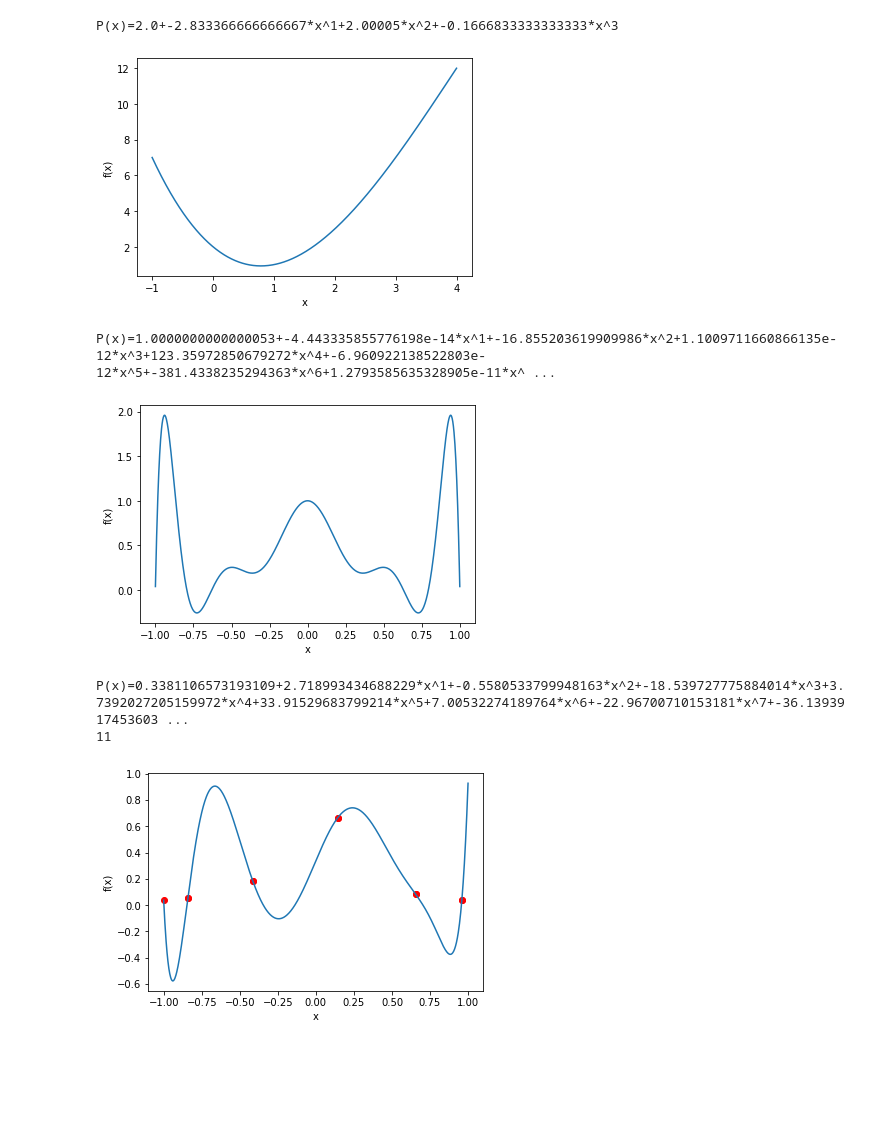
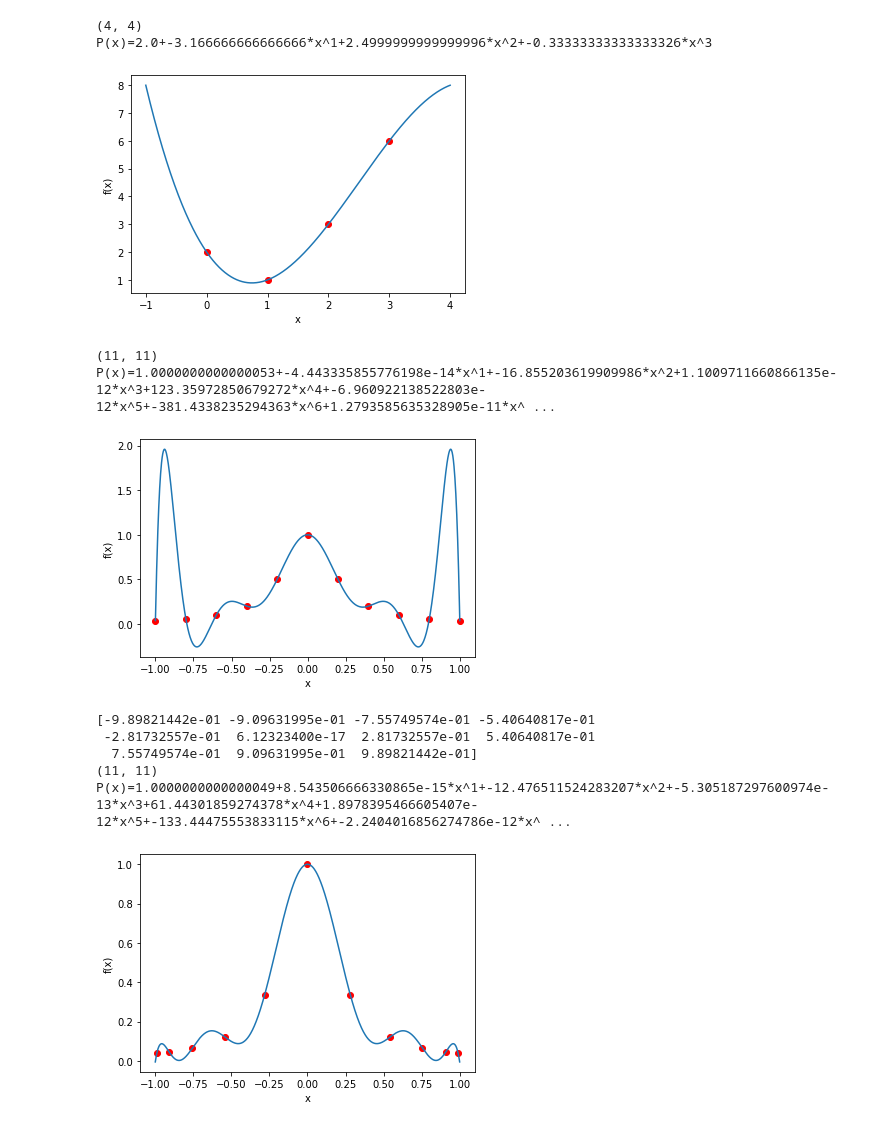
Before and after one commit to zdzichumis/Numeryczna-Algebra-Liniowa, a Jupyter notebook: Interpolacja.ipynb, the cells around one changed output. Saved outputs shown, nothing was run; the diff lists cells and outputs as text; code cells hidden in the pictures; blank space fills up the shorter version.

```diff
--- a/Interpolacja.ipynb
+++ b/Interpolacja.ipynb
@@ -15,7 +14,6 @@ class polynomial:
         for i in range(1, self.degree+1):
             text = text + f"+{self.coef[i]}*x^{i}"
         print(text)
-        return text
 
     def eval(self, x):
         return sum(self.coef[i]*x**i for i in range(self.degree+1))
@@ -37,34 +36,40 @@ def interpolation(x, y):
     return polynomial(coef)
 # %%
 x = np.array([0, 1, 2, 3])
-y = np.array([2, 1, 3, 6.9999])
+y = np.array([2, 1, 3, 6])
 result = interpolation(x, y)
 result.show()
-result.plot([-1, 4])
+points = x, y
+result.plot([-1, 4], points = points)
 # %% [output]
-P(x)=2.0+-2.833366666666667*x^1+2.00005*x^2+-0.1666833333333333*x^3
+(4, 4)
+P(x)=2.0+-3.166666666666666*x^1+2.4999999999999996*x^2+-0.33333333333333326*x^3
-[figure, old version]
+[figure, new version]
 # %%
 x = np.linspace(-1, 1, 11)
 y = 1/(1+25*x**2)
 result = interpolation(x, y)
 result.show()
-result.plot([-1, 1])
-plt.show()
+points = x, y
+result.plot([-1, 1], points = points)
 # %% [output]
+(11, 11)
 P(x)=1.0000000000000053+-4.443335855776198e-14*x^1+-16.855203619909986*x^2+1.1009711660866135e-12*x^3+123.35972850679272*x^4+-6.960922138522803e-12*x^5+-381.4338235294363*x^6+1.2793585635328905e-11*x^ ...
-[figure, old version]
+[figure, new version]
 # %%
 n = 11
-x = np.array(np.sort([np.cos((2*i+1)/n*np.pi) for i in range(n)]))
+x = np.array(np.sort([np.cos((2*i+1)/(2*n)*np.pi) for i in range(n)]))
+print(x)
 y = 1/(1+25*x**2)
 result = interpolation(x, y)
 result.show()
 points = x, y
-print(len(points[0]))
 result.plot([-1, 1], points = points)
 plt.show()
 # %% [output]
-P(x)=0.3381106573193109+2.718993434688229*x^1+-0.5580533799948163*x^2+-18.539727775884014*x^3+3.7392027205159972*x^4+33.91529683799214*x^5+7.00532274189764*x^6+-22.96700710153181*x^7+-36.1393917453603 ...
-11
+[-9.89821442e-01 -9.09631995e-01 -7.55749574e-01 -5.40640817e-01
+ -2.81732557e-01  6.12323400e-17  2.81732557e-01  5.40640817e-01
+  7.55749574e-01  9.09631995e-01  9.89821442e-01]
+(11, 11)
+P(x)=1.0000000000000049+8.543506666330865e-15*x^1+-12.476511524283207*x^2+-5.305187297600974e-13*x^3+61.44301859274378*x^4+1.8978395466605407e-12*x^5+-133.44475553833115*x^6+-2.2404016856274786e-12*x^ ...
-[figure, old version]
+[figure, new version]
```
Also changed, not shown: parts of 6 cells of this notebook.
